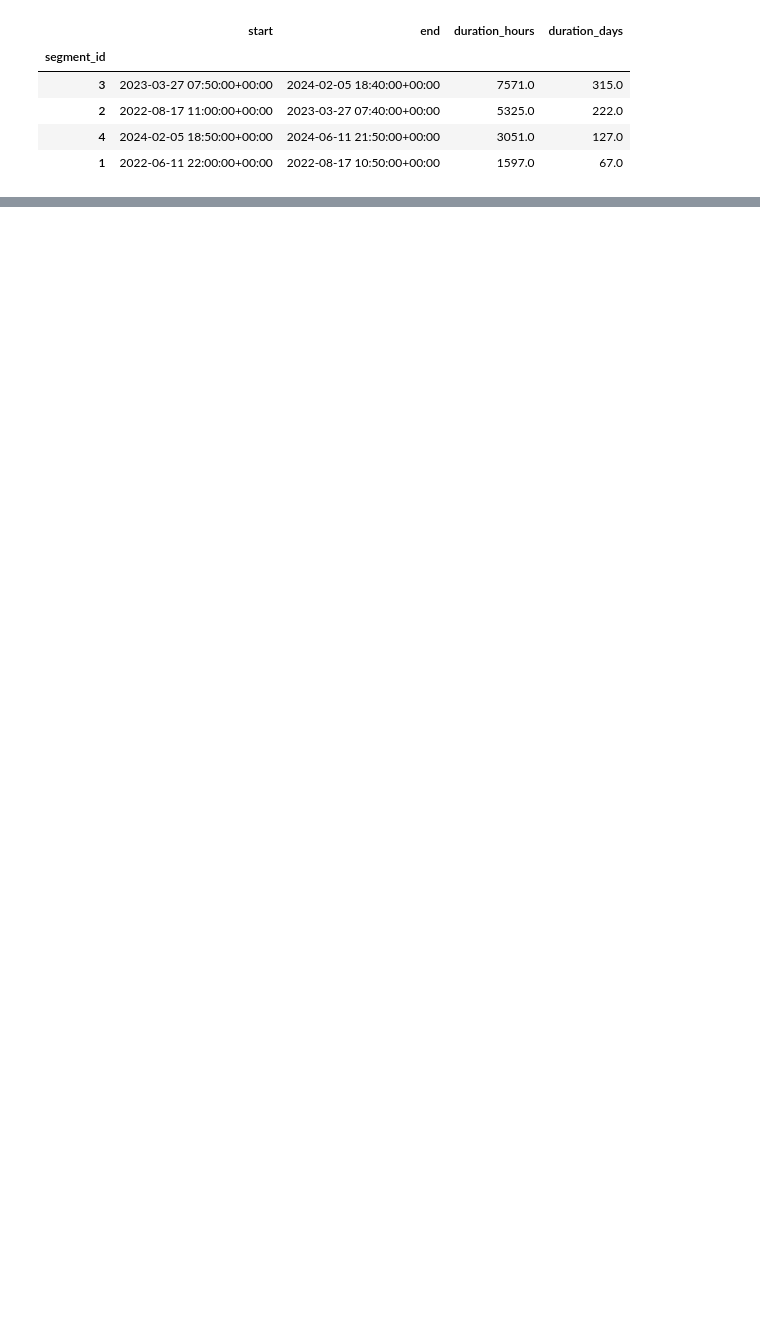
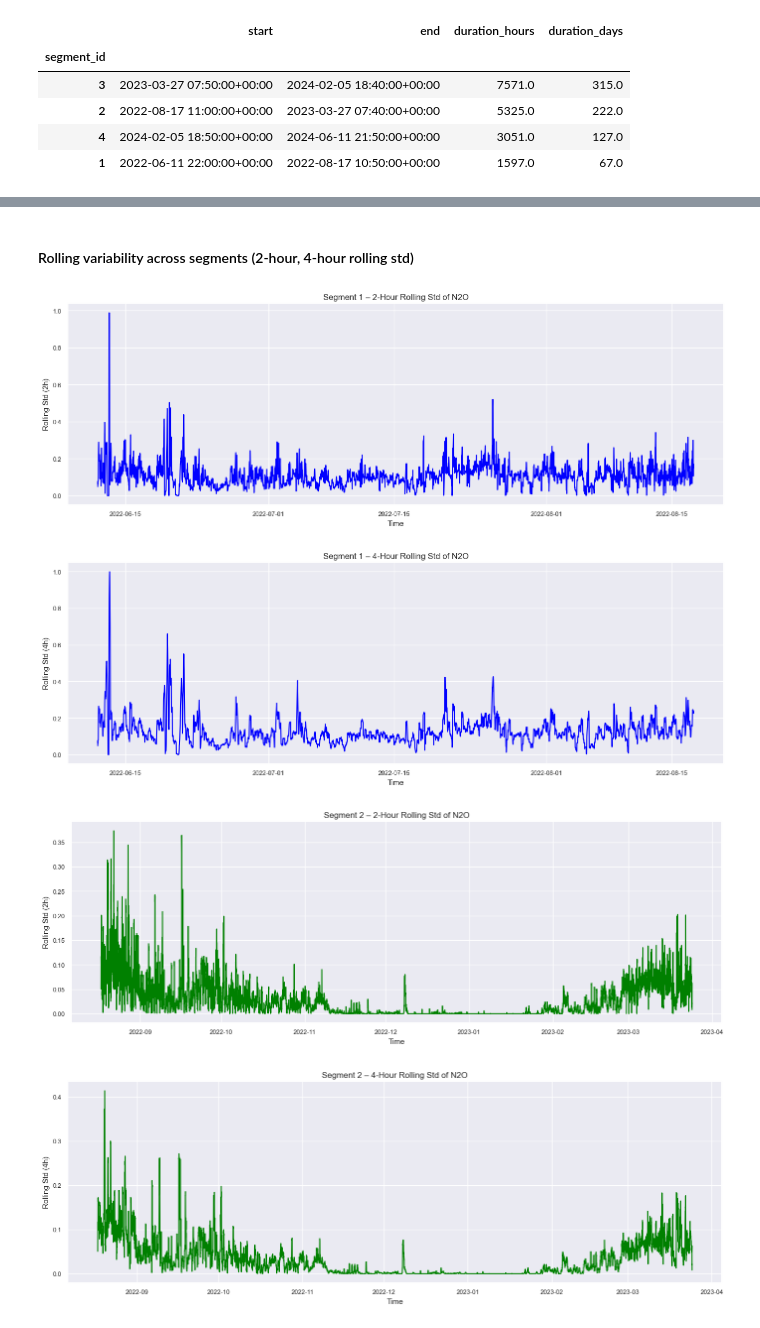
Before and after one commit to tom-mcarthur03/EDS_Design_Project, a Jupyter notebook: notebooks/data_preprocessing/EDA_local.ipynb, the cells around one changed output, grey strips where cells are left out. Drawn from its saved outputs; the diff is of its cells as text; code cells hidden in the pictures; blank space fills up the shorter version.

```diff
--- a/notebooks/data_preprocessing/EDA_local.ipynb
+++ b/notebooks/data_preprocessing/EDA_local.ipynb
@@ -762,18 +787,0 @@ def plot_segment_clean(df_segment, segment_id):
-# %%
-#Plot n2o for each segment to check for patterns
-plt.figure(figsize=(14,4))
-
-for seg_id, seg_df in segments.items():
-    plt.plot(
-        seg_df.index,
-        seg_df["t1_n2o"],
-        label=f"Segment {seg_id}",
-        color=segment_colors[seg_id]
-    )
-
-plt.title("t1_n2o Across Segments")
-plt.xlabel("Time")
-plt.ylabel("t1_n2o")
-plt.legend()
-plt.tight_layout()
-plt.show()
@@ -945,0 +792,8 @@ n2o_variability_summary(df_10T_segments)
+# %%
+df_aligned_10T_segments, segment_summary_aligned = create_segments_break_24h(
+    df_aligned_10T,
+    cols_gaps,
+    freq_minutes=10
+)
+
+print(segment_summary_aligned)
@@ -945,0 +927,2 @@ n2o_variability_summary(df_10T_segments)
+# %% [markdown]
+#### Rolling variability across segments (2-hour, 4-hour rolling std)
@@ -945,0 +980,7 @@ n2o_variability_summary(df_10T_segments)
+# %%
+plot_n2o_rolling_variability(df_seg)
+# %% [output]
+[figure, added]
+[figure, added]
+[figure, added]
+[figure, added]
```
Also changed, not shown: parts of 96 cells of this notebook, 5 other files.
